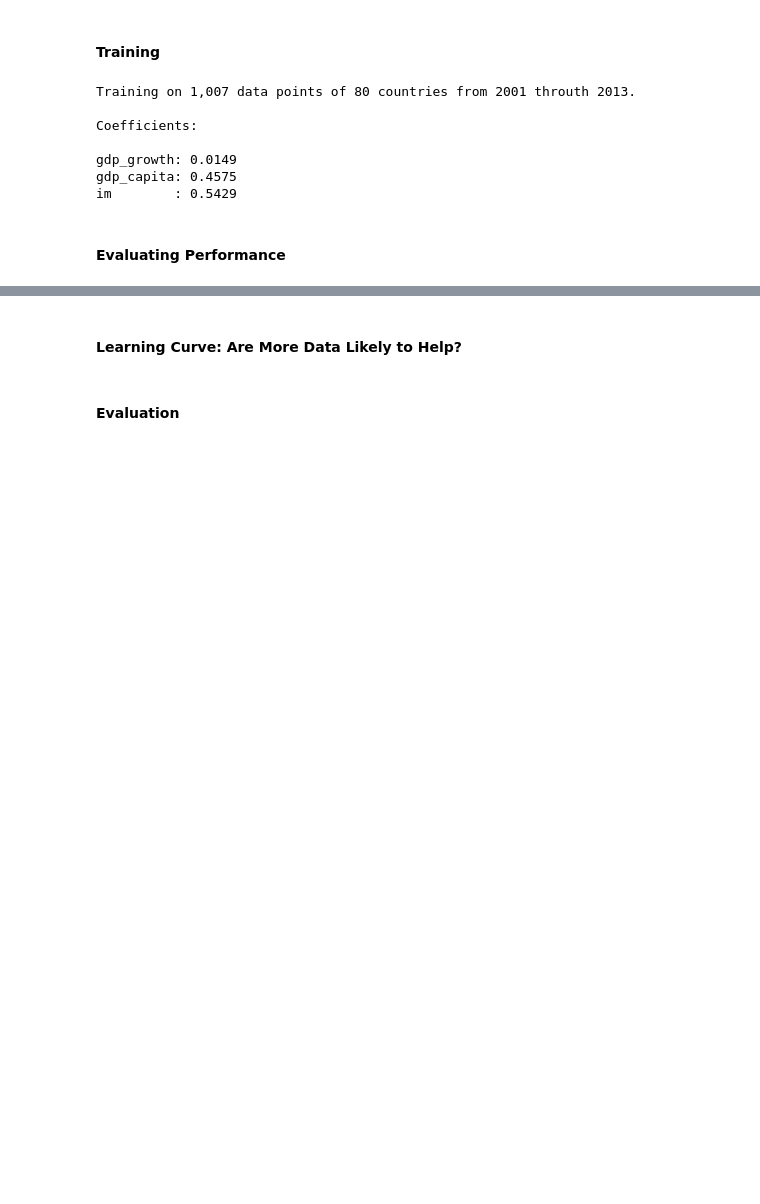
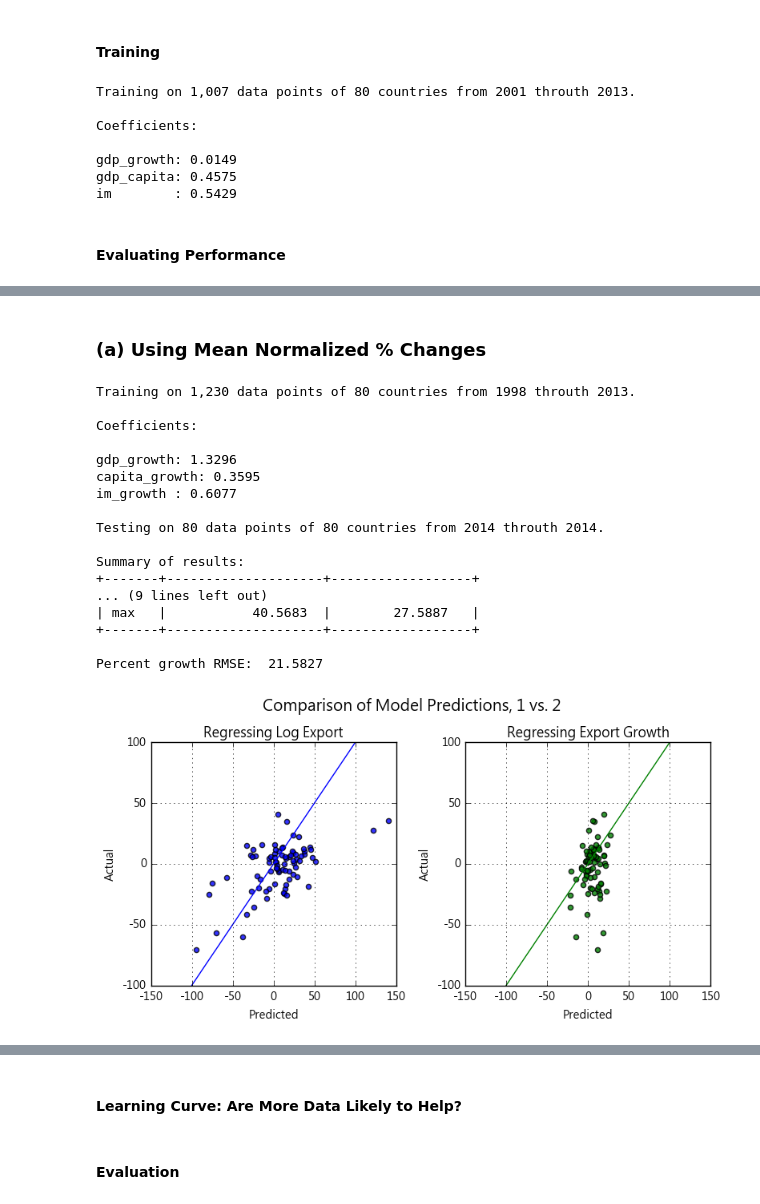
Before and after one commit to lincht/TradeModel, a Jupyter notebook: model/growth_pred.ipynb, the cells around one changed output, grey strips where cells are left out. Saved outputs shown, nothing was run; the diff lists cells and outputs as text; code cells hidden in the pictures; blank space fills up the shorter version.

```diff
--- a/model/growth_pred.ipynb
+++ b/model/growth_pred.ipynb
@@ -172,0 +284,79 @@ plt.show()
+# %% [markdown]
+### (a) Using Mean Normalized % Changes
+# %%
+test_year = '2014'
+features = ['gdp_growth', 'capita_growth', 'im_growth']
+target = 'ex_growth'
+
+# Split training and test sets
+X_train = outlier_rm.loc[:str(int(test_year) - 1), ['country'] + features]
+y_train = outlier_rm.loc[:str(int(test_year) - 1), ['country', target]]
+X_test  = lr_df.loc[test_year, ['country'] + features]
+print('Training on {:,} data points of {} countries from {} throuth {}.\n'.format(
+        len(X_train), X_train['country'].nunique(),
+        X_train.index.min().year, X_train.index.max().year))
+
+# Save actual % growth
+rs2a = lr_df.loc[test_year, ['country', 'ex_growth']].rename(
+    columns={'ex_growth': 'ex_growth_actual'})
+
+# Mean normalization
+X_normalizer = GroupMeanNormalizer(X_train, groupby='country')
+y_normalizer = GroupMeanNormalizer(y_train, groupby='country')
+X_train = X_normalizer.transform(X_train)
+y_train = y_normalizer.transform(y_train)
+
+# Fit model
+lr = LinearRegression()
+lr.fit(X_train.drop('country', axis=1), y_train.drop('country', axis=1))
+# Print coefficients
+print('Coefficients:\n')
+for x in zip(X_train.columns.values[1:], lr.coef_[0]):
+    print('{:10}: {:6.4f}'.format(*x))
+
+print('\nTesting on {:,} data points of {} countries from {} throuth {}.\n'.format(
+        len(X_test), X_test['country'].nunique(),
+        X_test.index.min().year, X_test.index.max().year))
+
+# Mean normalize test set
+X_test = X_normalizer.transform(X_test)
+# Predict log export and inverse-transform
+y_pred = pd.DataFrame(dict(country=X_test['country'],
+                           ex_growth=lr.predict(X_test.drop('country', axis=1)).reshape((len(X_test),))))
+y_pred = y_normalizer.inverse_transform(y_pred)
+# Store in result table
+rs2a['ex_growth_pred'] = y_pred['ex_growth']
+
+print('Summary of results:\n' +
+      tabulate(rs2a[['ex_growth_actual', 'ex_growth_pred']].describe(),
+               headers='keys', tablefmt='psql') + '\n')
+print('{:19}:{:9.4f}'.format(
+        'Percent growth RMSE',
+        np.sqrt(mean_squared_error(rs2a['ex_growth_actual'], rs2a['ex_growth_pred']))))
+
+plot_model_comparison(
+    left_data=rs, right_data=rs2a, left_x='ex_growth_pred', left_y='ex_growth_actual',
+    right_x='ex_growth_pred', right_y='ex_growth_actual',
+    title='Comparison of Model Predictions, 1 vs. 2',
+    left_title='Regressing Log Export', right_title='Regressing Export Growth',
+    left_refline=[-100, 100], right_refline=[-100, 100],
+    left_scale=[-150, 150, -100, 100], right_scale=[-150, 150, -100, 100])
+# %% [output]
+Training on 1,230 data points of 80 countries from 1998 throuth 2013.
+
+Coefficients:
+
+gdp_growth: 1.3296
+capita_growth: 0.3595
+im_growth : 0.6077
+
+Testing on 80 data points of 80 countries from 2014 throuth 2014.
+
+Summary of results:
++-------+--------------------+------------------+
+... (9 lines left out)
+| max   |           40.5683  |        27.5887   |
++-------+--------------------+------------------+
+
+Percent growth RMSE:  21.5827
+[figure, added]
```
Also changed, not shown: parts of 23 cells of this notebook.
